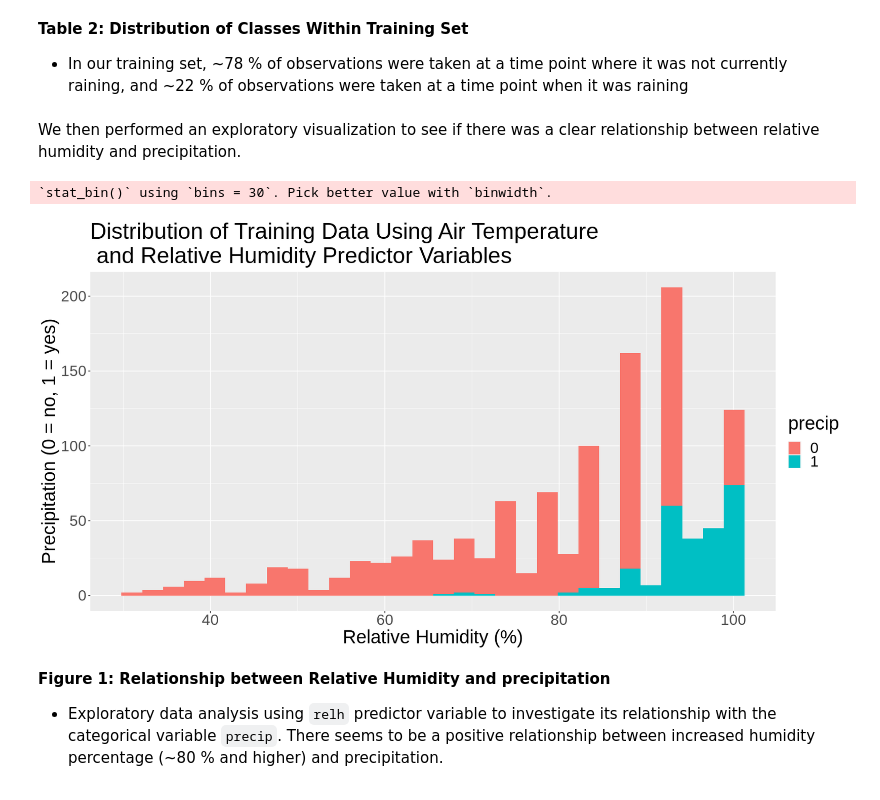
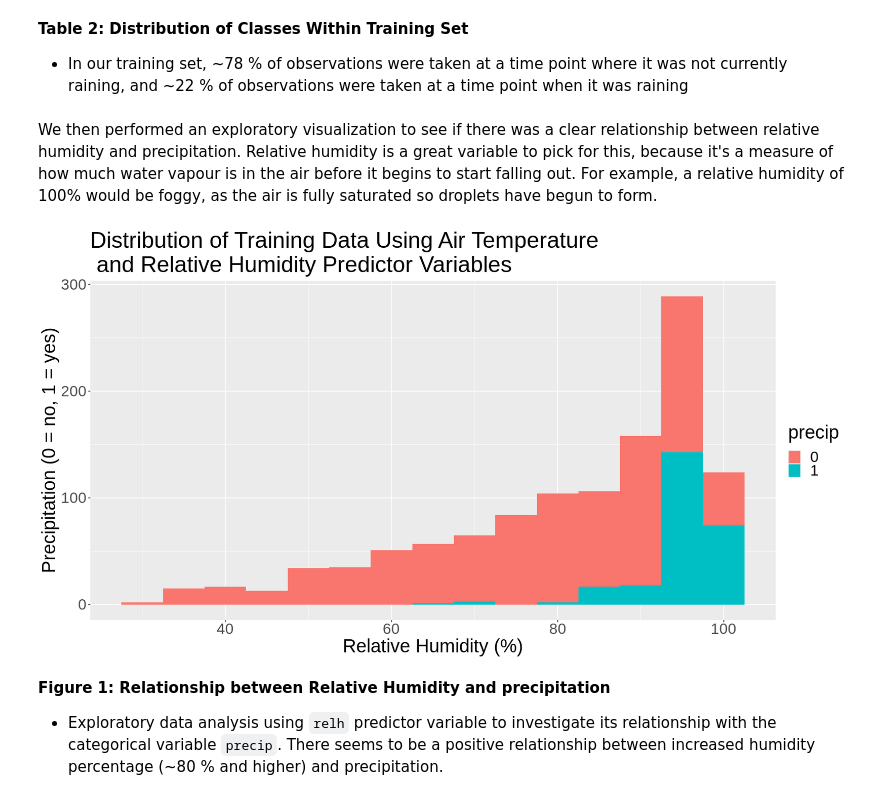
Before and after one commit to joobjoobsi/DSCI-group-44-project, a Jupyter notebook: GroupProject.ipynb, the cells around one changed output. Saved outputs shown, nothing was run; the diff lists cells and outputs as text; code cells hidden in the pictures.

Commit message:
Changed the bin width on the metar_vis2, and also wrote about why relative humidity is a good variable. The plot is still a work in progress.

```diff
--- a/GroupProject.ipynb
+++ b/GroupProject.ipynb
@@ -245,25 +233,27 @@ A tibble: 2 × 3
 - In our training set, ~78 % of observations were taken at a time point where it was not
     currently raining, and ~22 % of observations were taken at a time point when it was raining
 # %% [markdown]
-We then performed an exploratory visualization to see if there was a clear relationship between relative humidity and precipitation.
+We then performed an exploratory visualization to see if there was a clear relationship between relative humidity and precipitation. Relative humidity is a great variable to pick for this, because it's a measure of how much water vapour is in the air before it begins to start falling out. For example, a relative humidity of 100% would be foggy, as the air is fully saturated so droplets have begun to form.
 # %%
 set.seed(420)
 #exploratory data visualizations
 options(repr.plot.height = 8, repr.plot.width = 15)
 
 # WRITE A CAPTION ON WHY RELATIVE HUMIDITY IS A GOOD VARIABLE
 
+metar_vis2_tibble <- select(metar_training, relh, precip)
+
+
 metar_vis2 <- metar_training |>
     ggplot(aes(x = relh)) +
-    geom_histogram(aes(fill = precip)) +
+    geom_histogram(binwidth = 5, aes(fill = precip)) +
     theme(text = element_text(size = 25)) +
     labs(y = "Precipitation (0 = no, 1 = yes)", x = "Relative Humidity (%)", color = "Precipitation") +
     scale_color_hue(labels = c("no", "yes")) +
     ggtitle("Distribution of Training Data Using Air Temperature\n and Relative Humidity Predictor Variables")
 metar_vis2
 # %% [output]
-`stat_bin()` using `bins = 30`. Pick better value with `binwidth`.
-[figure, old version]
+[figure, new version]
 # %% [markdown]
 **Figure 1: Relationship between Relative Humidity and precipitation**
 - Exploratory data analysis using `relh` predictor variable to investigate its relationship with the categorical variable `precip`. There seems to be a positive relationship between increased humidity percentage (~80 % and higher) and precipitation.
```
Also changed, not shown: parts of 2 cells of this notebook.
